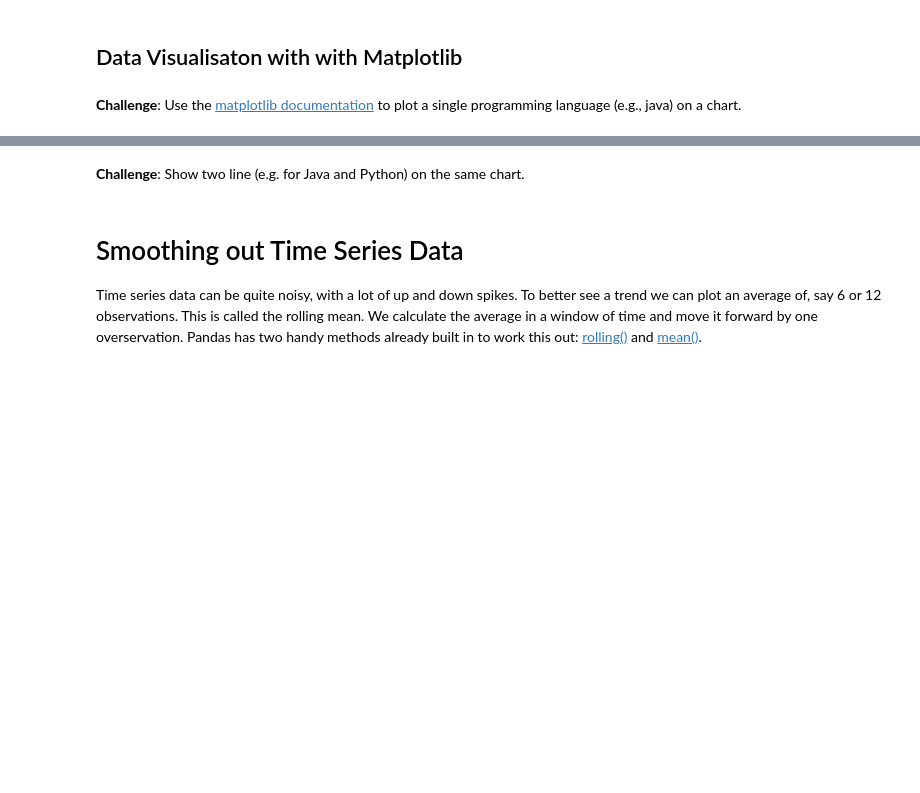
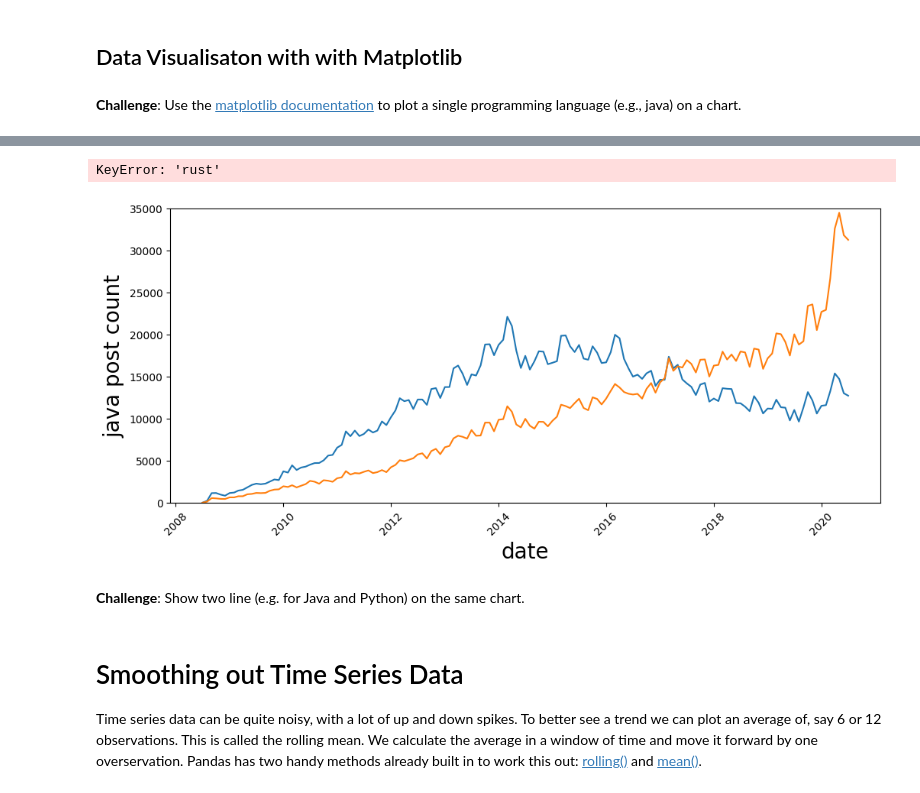
Before and after one commit to marcoman/experimental-100, a Jupyter notebook: 71-80/73/start/Programming_Languages_(start).ipynb, the cells around one changed output, grey strips where cells are left out. Cells and saved outputs as stored; diff of their text form; code cells hidden in the pictures; blank space fills up the shorter version.

```diff
--- a/71-80/73/start/Programming_Languages_(start).ipynb
+++ b/71-80/73/start/Programming_Languages_(start).ipynb
@@ -150,0 +276,12 @@ Let's fix the date format to make it more readable. We need to use Pandas to cha
+# %%
+plt.figure(figsize=(12,5))
+plt.xticks(rotation=45)
+plt.xlabel('date', fontsize=20)
+plt.ylabel('java post count', fontsize=20)
+plt.ylim(0, 35000)
+plt.plot(reshaped_df.index, reshaped_df['java'])
+plt.plot(reshaped_df.index, reshaped_df['python'])
+plt.plot(reshaped_df.index, reshaped_df['rust'])
+# %% [output]
+KeyError: 'rust'
+[figure, added]
```
Also changed, not shown: parts of 18 cells of this notebook, 1 other file.
